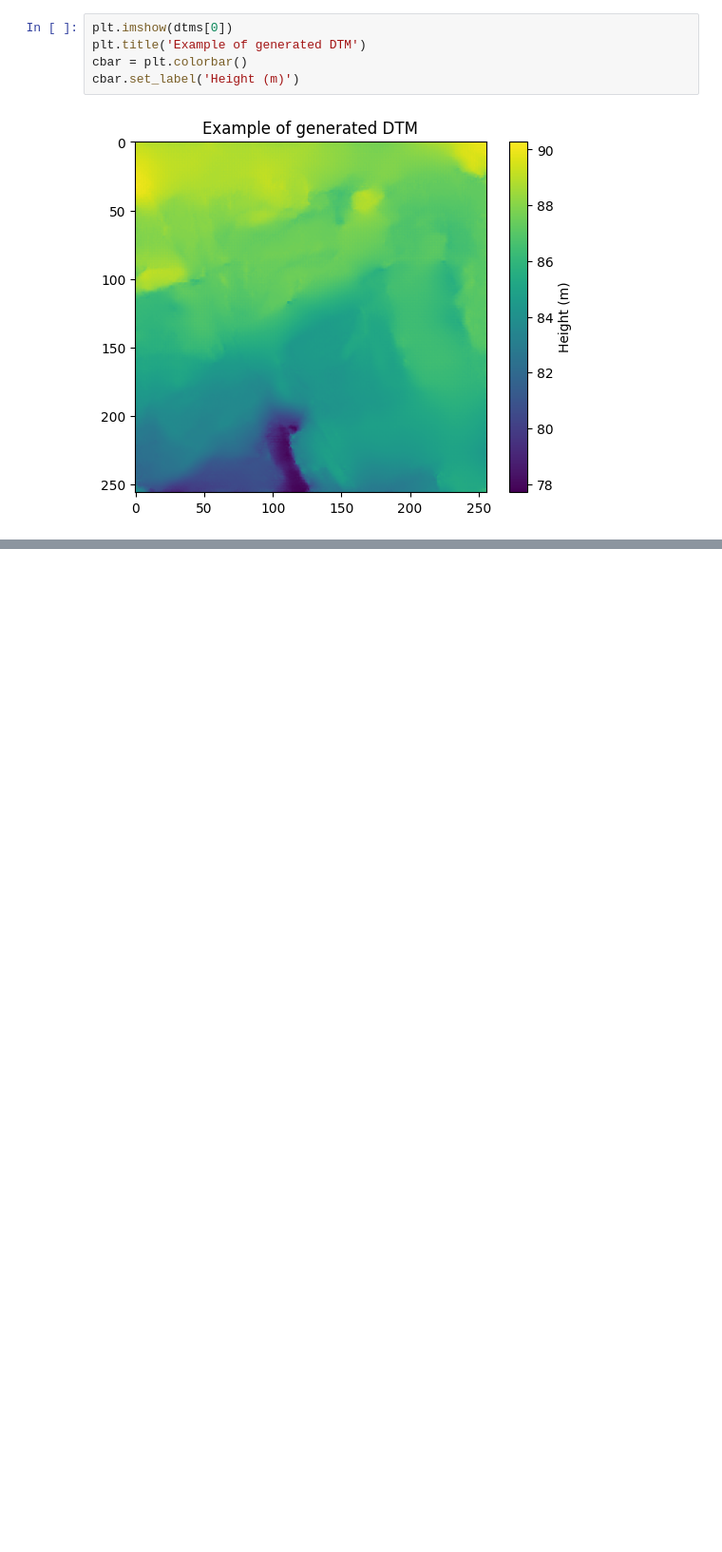
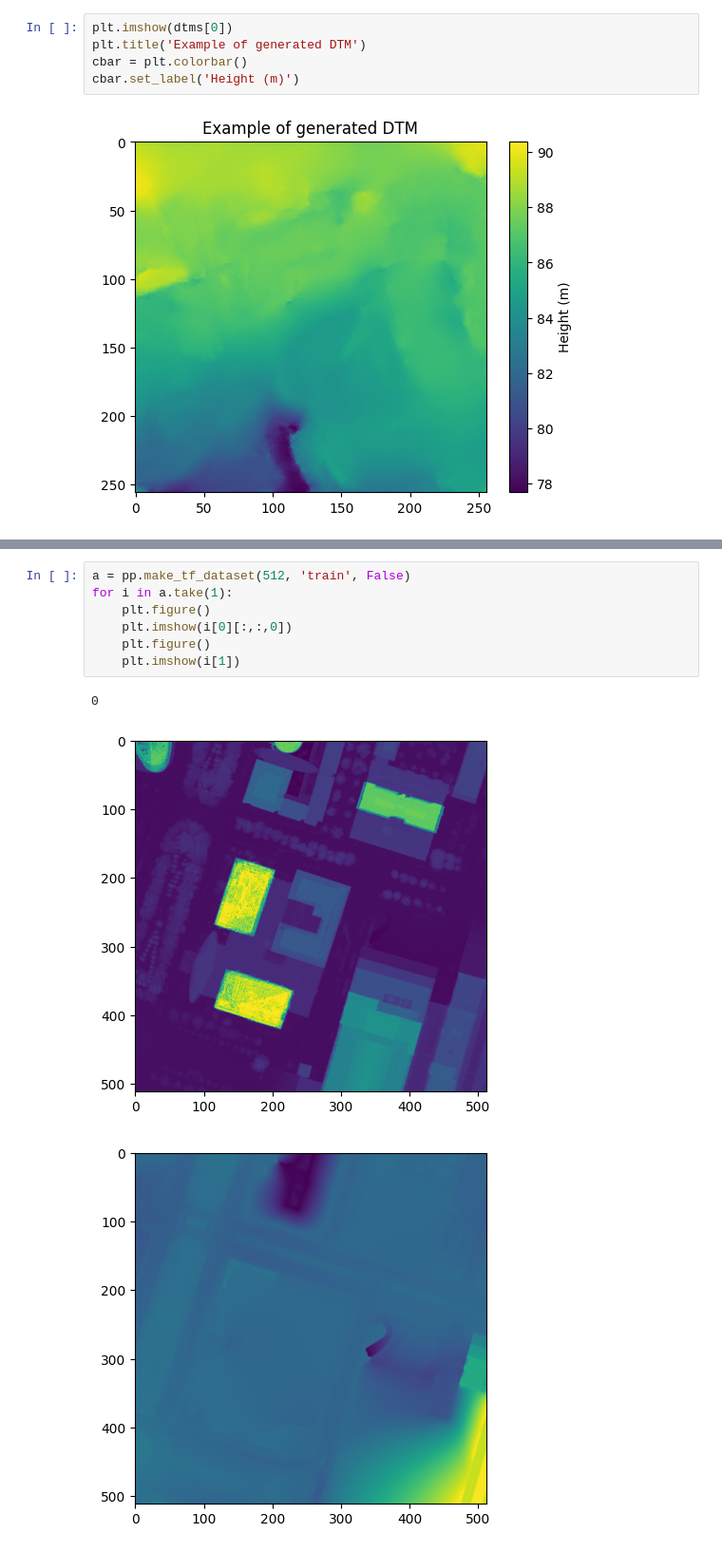
Before and after one commit to davpergan/DTM_DSM_GAN, a Jupyter notebook: main.ipynb, the cells around one changed output, grey strips where cells are left out. Shown at 95% size. Drawn from its saved outputs; the diff is of its cells as text; blank space fills up the shorter version.

```diff
--- a/main.ipynb
+++ b/main.ipynb
@@ -316,0 +317,11 @@ MAE = 0.500847980076837
+# %%
+a = pp.make_tf_dataset(512, 'train', False)
+for i in a.take(1):
+    plt.figure()
+    plt.imshow(i[0][:,:,0])
+    plt.figure()
+    plt.imshow(i[1])
+# %% [output]
+0
+[figure, added]
+[figure, added]
```
Also changed, not shown: parts of 10 cells of this notebook, 13 other files.
